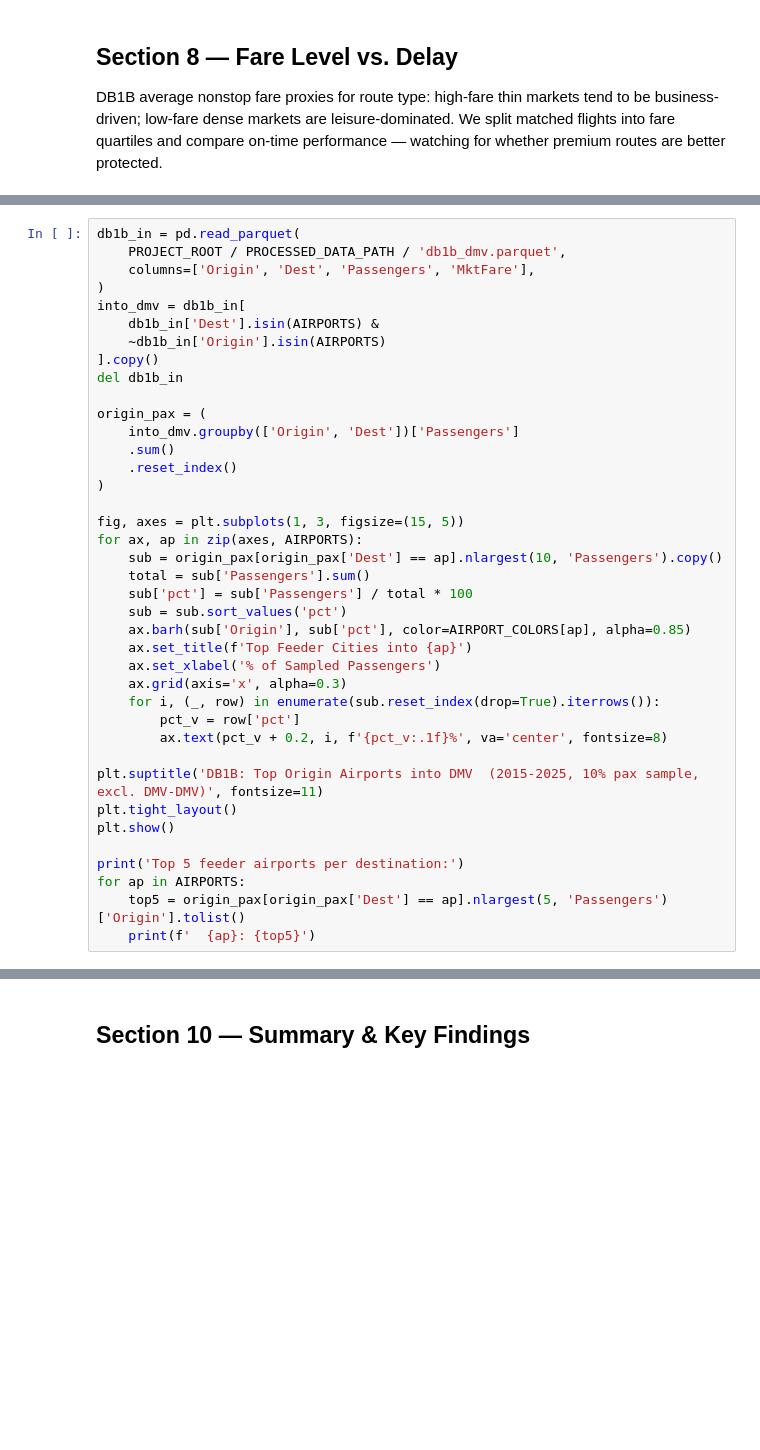
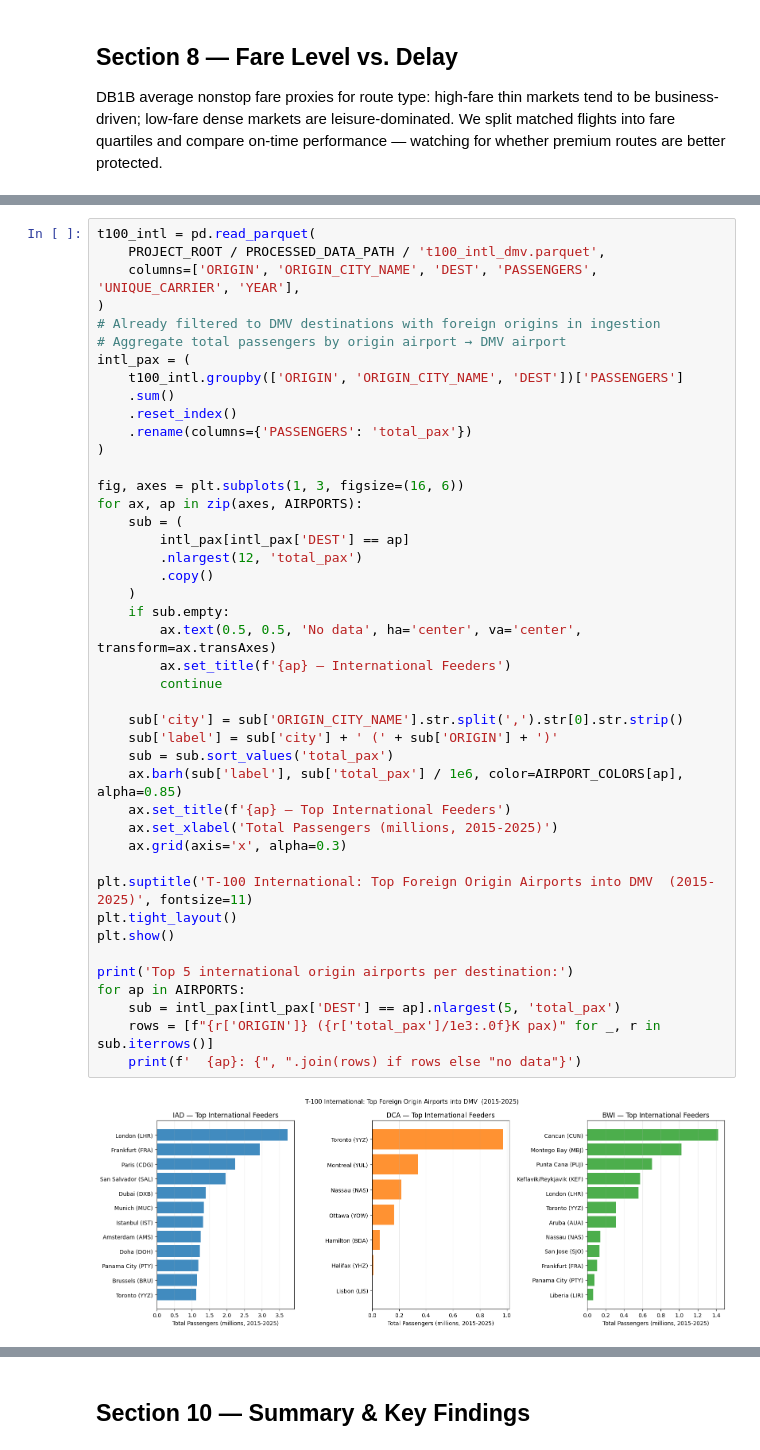
Before and after one commit to kibbbles/three-airports, a Jupyter notebook: notebooks/08_eda_joined.ipynb, the cells around one changed output, grey strips where cells are left out. Drawn from its saved outputs; the diff is of its cells as text; blank space fills up the shorter version.

```diff
--- a/notebooks/08_eda_joined.ipynb
+++ b/notebooks/08_eda_joined.ipynb
@@ -463,39 +576,45 @@ DMV-to-DMV connections (e.g., IAD→DCA) are excluded to focus on external feede
 # %%
-db1b_in = pd.read_parquet(
-    PROJECT_ROOT / PROCESSED_DATA_PATH / 'db1b_dmv.parquet',
-    columns=['Origin', 'Dest', 'Passengers', 'MktFare'],
+t100_intl = pd.read_parquet(
+    PROJECT_ROOT / PROCESSED_DATA_PATH / 't100_intl_dmv.parquet',
+    columns=['ORIGIN', 'ORIGIN_CITY_NAME', 'DEST', 'PASSENGERS', 'UNIQUE_CARRIER', 'YEAR'],
 )
-into_dmv = db1b_in[
-    db1b_in['Dest'].isin(AIRPORTS) &
-    ~db1b_in['Origin'].isin(AIRPORTS)
-].copy()
-del db1b_in
-
-origin_pax = (
-    into_dmv.groupby(['Origin', 'Dest'])['Passengers']
+# Already filtered to DMV destinations with foreign origins in ingestion
+# Aggregate total passengers by origin airport → DMV airport
+intl_pax = (
+    t100_intl.groupby(['ORIGIN', 'ORIGIN_CITY_NAME', 'DEST'])['PASSENGERS']
     .sum()
     .reset_index()
+    .rename(columns={'PASSENGERS': 'total_pax'})
 )
 
-fig, axes = plt.subplots(1, 3, figsize=(15, 5))
+fig, axes = plt.subplots(1, 3, figsize=(16, 6))
 for ax, ap in zip(axes, AIRPORTS):
-    sub = origin_pax[origin_pax['Dest'] == ap].nlargest(10, 'Passengers').copy()
-    total = sub['Passengers'].sum()
-    sub['pct'] = sub['Passengers'] / total * 100
-    sub = sub.sort_values('pct')
-    ax.barh(sub['Origin'], sub['pct'], color=AIRPORT_COLORS[ap], alpha=0.85)
-    ax.set_title(f'Top Feeder Cities into {ap}')
-    ax.set_xlabel('% of Sampled Passengers')
+    sub = (
+        intl_pax[intl_pax['DEST'] == ap]
+        .nlargest(12, 'total_pax')
+        .copy()
+    )
+    if sub.empty:
+        ax.text(0.5, 0.5, 'No data', ha='center', va='center', transform=ax.transAxes)
+        ax.set_title(f'{ap} — International Feeders')
+        continue
+
+    sub['city'] = sub['ORIGIN_CITY_NAME'].str.split(',').str[0].str.strip()
+    sub['label'] = sub['city'] + ' (' + sub['ORIGIN'] + ')'
+    sub = sub.sort_values('total_pax')
+    ax.barh(sub['label'], sub['total_pax'] / 1e6, color=AIRPORT_COLORS[ap], alpha=0.85)
+    ax.set_title(f'{ap} — Top International Feeders')
+    ax.set_xlabel('Total Passengers (millions, 2015-2025)')
     ax.grid(axis='x', alpha=0.3)
-    for i, (_, row) in enumerate(sub.reset_index(drop=True).iterrows()):
-        pct_v = row['pct']
-        ax.text(pct_v + 0.2, i, f'{pct_v:.1f}%', va='center', fontsize=8)
 
-plt.suptitle('DB1B: Top Origin Airports into DMV  (2015-2025, 10% pax sample, excl. DMV-DMV)', fontsize=11)
+plt.suptitle('T-100 International: Top Foreign Origin Airports into DMV  (2015-2025)', fontsize=11)
 plt.tight_layout()
 plt.show()
 
-print('Top 5 feeder airports per destination:')
+print('Top 5 international origin airports per destination:')
 for ap in AIRPORTS:
-    top5 = origin_pax[origin_pax['Dest'] == ap].nlargest(5, 'Passengers')['Origin'].tolist()
-    print(f'  {ap}: {top5}')
+    sub = intl_pax[intl_pax['DEST'] == ap].nlargest(5, 'total_pax')
+    rows = [f"{r['ORIGIN']} ({r['total_pax']/1e3:.0f}K pax)" for _, r in sub.iterrows()]
+    print(f'  {ap}: {", ".join(rows) if rows else "no data"}')
+# %% [output]
+[figure, added]
```
Also changed, not shown: parts of 24 cells of this notebook.
